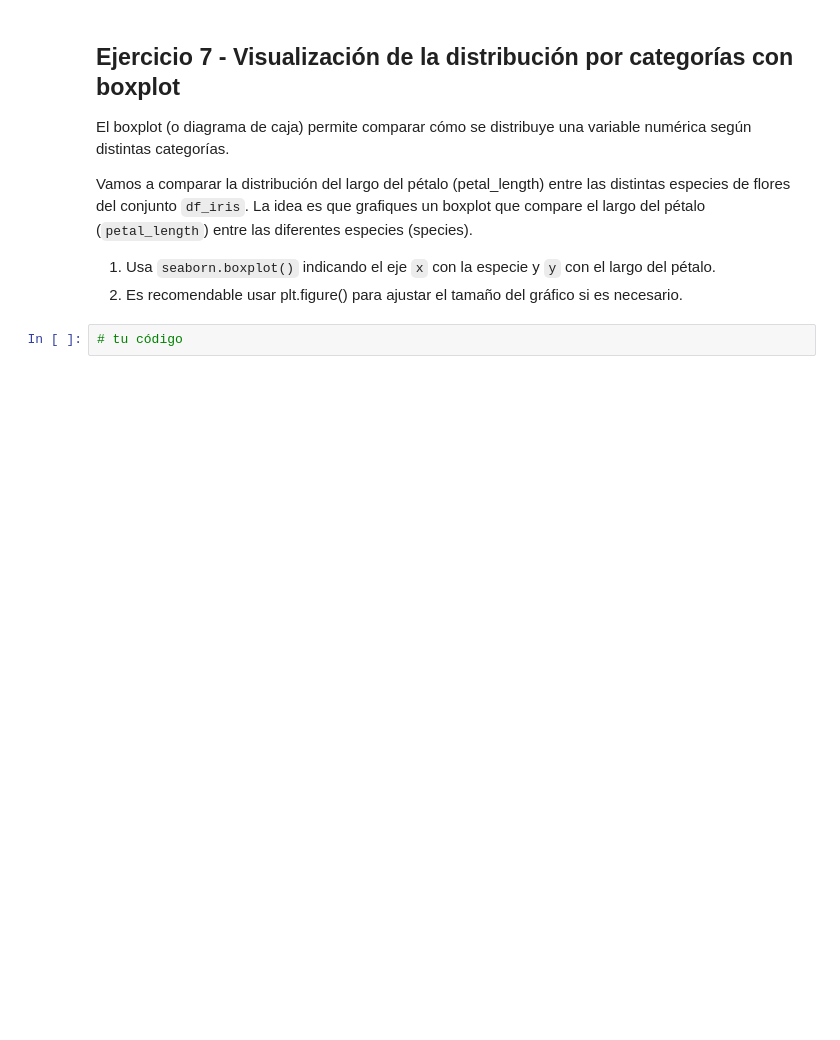
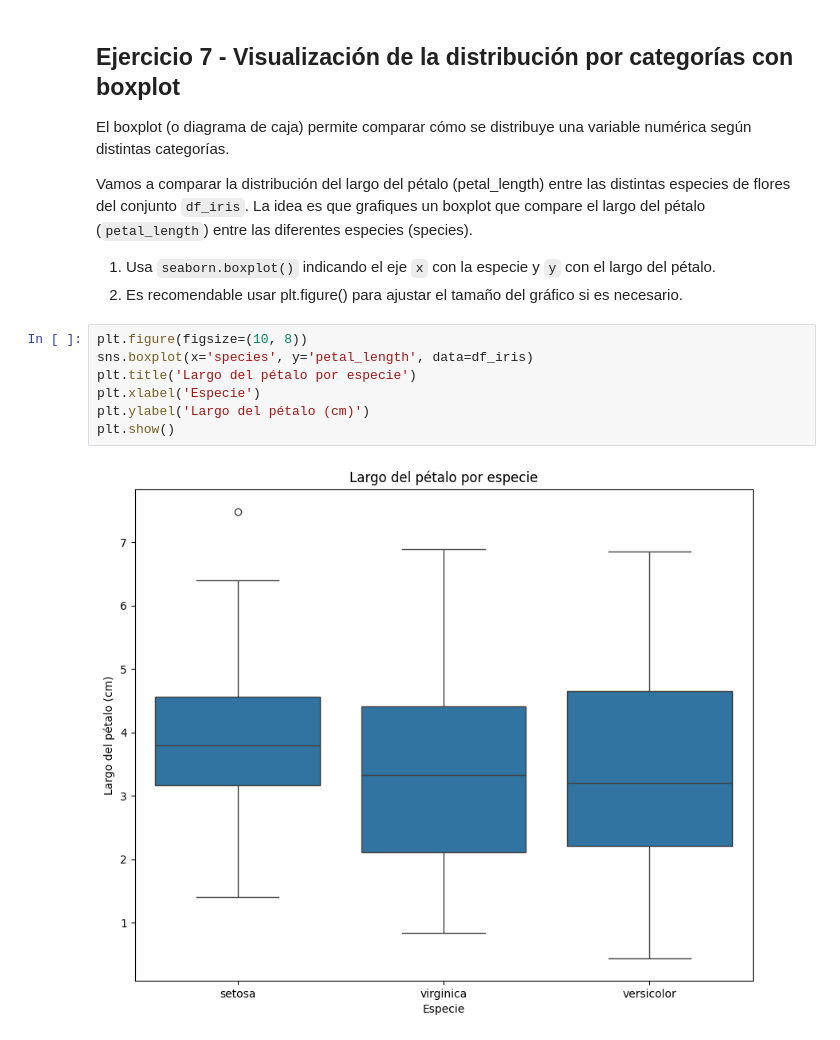
Before and after one commit to 4GeeksAcademy/AdriAREvisualization-exercises-with-matplot-and-seaborn, a Jupyter notebook: notebook/problems.es.ipynb, the cells around one changed output. Cells and saved outputs as stored; diff of their text form; blank space fills up the shorter version.

```diff
--- a/notebook/problems.es.ipynb
+++ b/notebook/problems.es.ipynb
@@ -253,5 +253,12 @@ Vamos a comparar la distribución del largo del pétalo (petal_length) entre las
 
 1. Usa `seaborn.boxplot()` indicando el eje `x` con la especie y `y` con el largo del pétalo.
 2. Es recomendable usar plt.figure() para ajustar el tamaño del gráfico si es necesario.
-# %%
-# tu código
+# %%
+plt.figure(figsize=(10, 8))
+sns.boxplot(x='species', y='petal_length', data=df_iris)
+plt.title('Largo del pétalo por especie')
+plt.xlabel('Especie')
+plt.ylabel('Largo del pétalo (cm)')
+plt.show()
+# %% [output]
+[figure, added]
```
